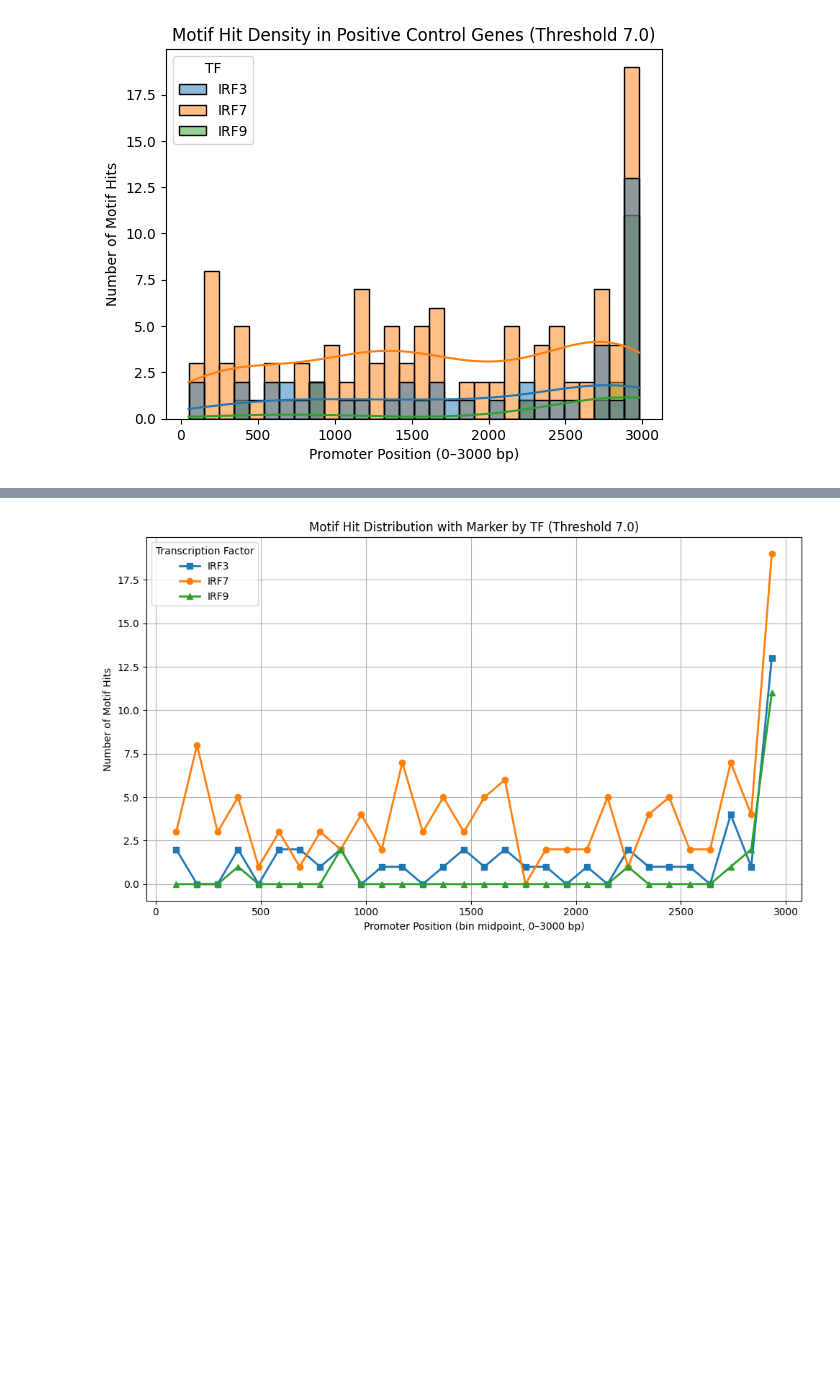
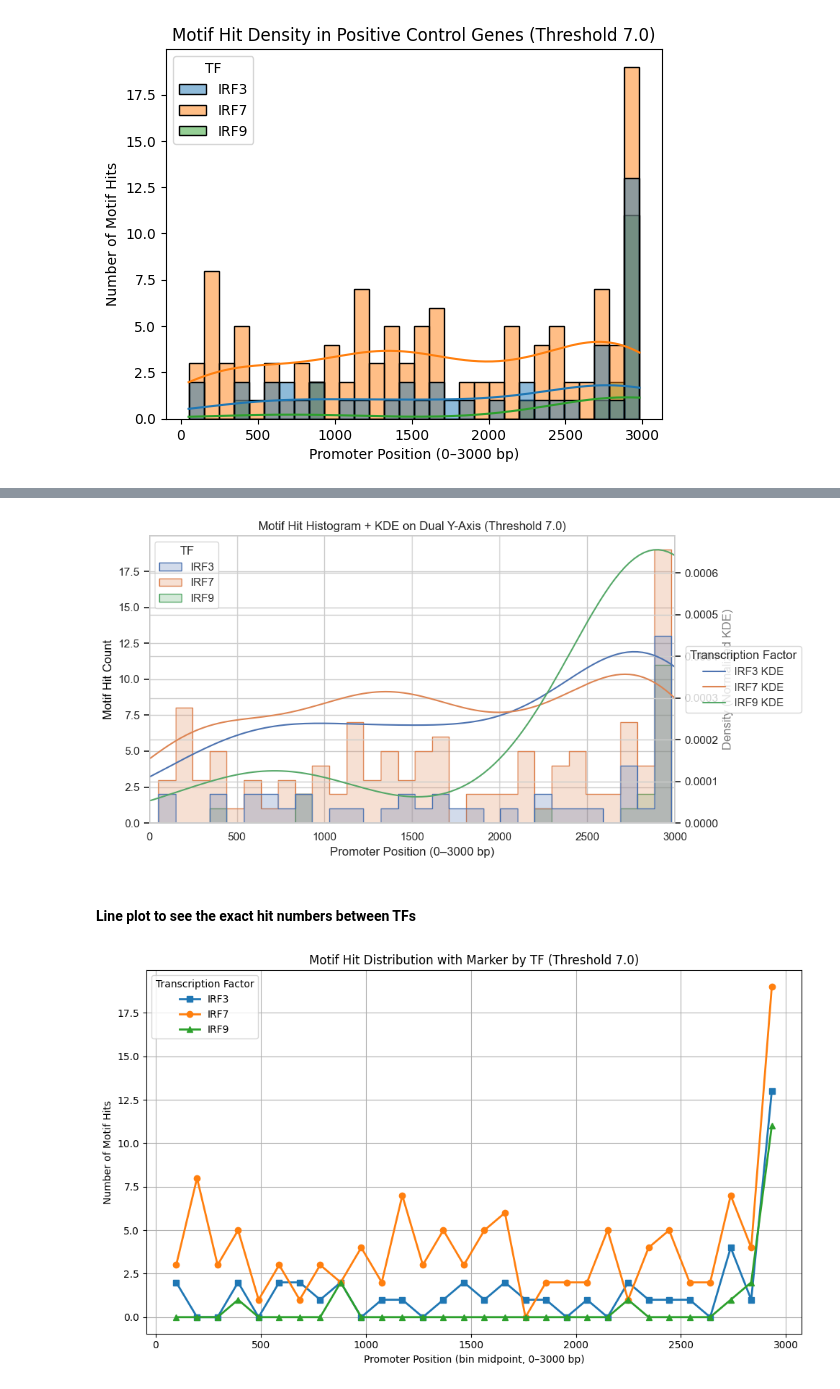
Before and after one commit to Emily3005250/TFBS-explorer, a Jupyter notebook: scripts/TFBS_explorer_human.ipynb, the cells around one changed output, grey strips where cells are left out. Saved outputs shown, nothing was run; the diff lists cells and outputs as text; code cells hidden in the pictures; blank space fills up the shorter version.

```diff
--- a/scripts/TFBS_explorer_human.ipynb
+++ b/scripts/TFBS_explorer_human.ipynb
@@ -417,3 +436,69 @@ plt.show()
+# %%
+import pandas as pd
+import seaborn as sns
+import matplotlib.pyplot as plt
+
+sns.set_theme(style="whitegrid")
+
+# Load the data
+df = pd.read_csv('/Users/sang/bioinformatics_msc_project_2025/TFBS-explorer-4/outputs/positive/motif_scan_positive_threshold_7.0.csv')
+
+# Set up figure and axes
+fig, ax1 = plt.subplots(figsize=(10, 5))
+
+# Plot histogram on left y-axis (count)
+sns.histplot(
+    data=df,
+    x="Start",
+    hue="TF",
+    bins=30,
+    ax=ax1,
+    element="step",
+    stat="count",
+    common_norm=False,
+)
+
+ax1.set_ylabel("Motif Hit Count", color="black")
+ax1.set_xlabel("Promoter Position (0–3000 bp)")
+ax1.set_xlim(0, 3000)
+
+# Create second y-axis for KDE (density)
+ax2 = ax1.twinx()
+
+# Plot KDE curves on right y-axis
+for tf in df["TF"].unique():
+    sns.kdeplot(
+        data=df[df["TF"] == tf],
+        x="Start",
+        ax=ax2,
+        label=f"{tf} KDE",
+        fill=False,
+        common_norm=True
+    )
+
+ax2.set_ylabel("Density (Normalized KDE)", color="gray")
+
+# Combine legend entries from both axes
+handles1, labels1 = ax1.get_legend_handles_labels()
+handles2, labels2 = ax2.get_legend_handles_labels()
+
+# Place combined legend on the right side
+ax2.legend(
+    handles=handles1 + handles2,
+    labels=labels1 + labels2,
+    title="Transcription Factor",
+    loc="center left",
+    bbox_to_anchor=(1.01, 0.5)
+)
+
+# Title and layout
+plt.title("Motif Hit Histogram + KDE on Dual Y-Axis (Threshold 7.0)")
+plt.tight_layout()
+plt.show()
+# %% [output]
+[figure, added]
+# %% [markdown]
+#### Line plot to see the exact hit numbers between TFs
 # %%
 import pandas as pd
 import matplotlib.pyplot as plt
```
Also changed, not shown: parts of 5 cells of this notebook, 1 other file.
